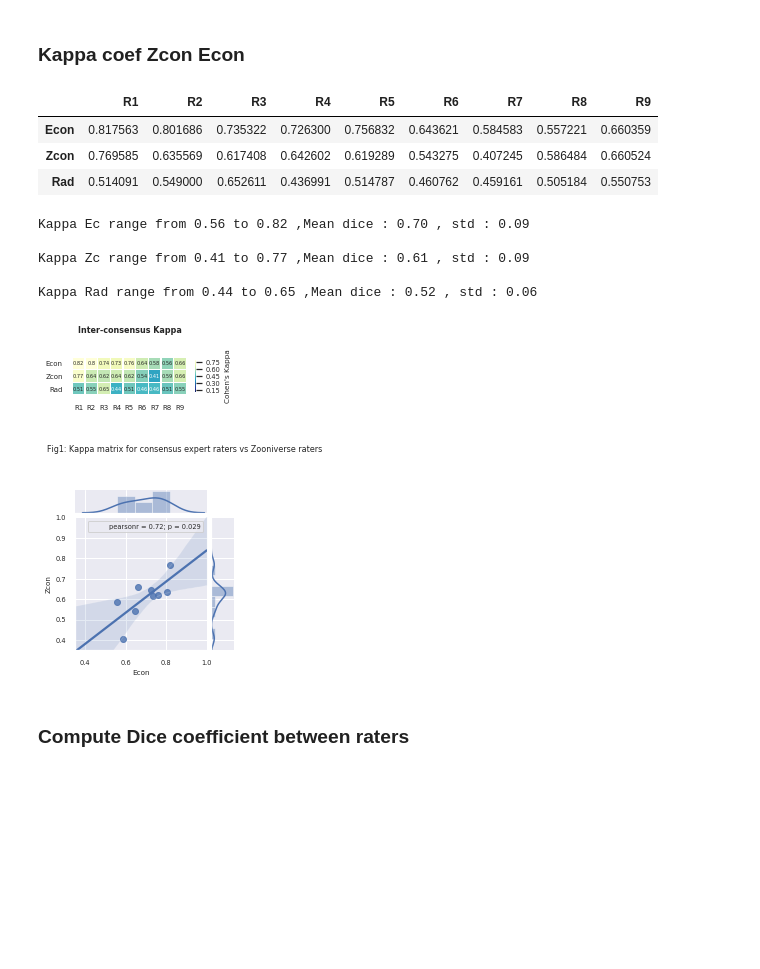
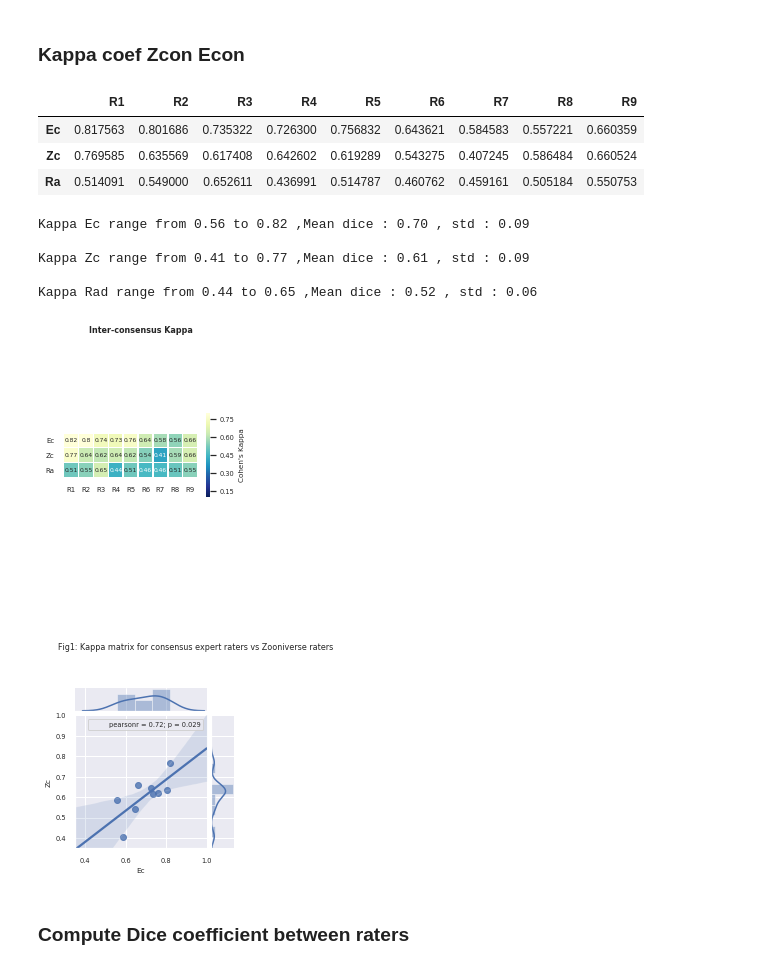
Before and after one commit to SIMEXP/brain_match, a Jupyter notebook: notebooks/Fig_kappa_dice_all_expert-rad.ipynb, the cells around one changed output. Drawn from its saved outputs; the diff is of its cells as text; code cells hidden in the pictures; blank space fills up the shorter version.

```diff
--- a/notebooks/Fig_kappa_dice_all_expert-rad.ipynb
+++ b/notebooks/Fig_kappa_dice_all_expert-rad.ipynb
@@ -569,5 +571,6 @@ df2 = df1[((df1.b == 'Zcon') | (df1.b == 'Econ') | (df1.b == 'Rad'))]
 df3 = df2[~(df2.a == df2.b)]
 # remove econ vs zcon kappa
 df4 = df3[~((df1.a == 'Zcon') | (df1.a == 'Econ') | (df1.a == 'Rad'))]
+df4.replace(to_replace=dict(Zcon='Zc', Econ='Ec', Rad='Ra'), inplace=True)
 df4
 # %% [output]
@@ -609,13 +616,13 @@ df5=df4.pivot_table(values=['c'], index=['a'],columns=['b'])
 # flaten hearers and rotate it
 df5.columns = df5.columns.levels[1].get_values()
 df5.index.name = None
-df5=df5.T.reindex(["Econ", "Zcon", "Rad"])
+df5=df5.T.reindex(["Ec", "Zc", "Ra"])
 #df5 = df5[['Surc','Jpau','Cmak','Edup','Abad','Atam','Jche','Pfer', 'Czwe']]
 df5
 # %% [output]
 |  | R1 | R2 | R3 | R4 | R5 | R6 | R7 | R8 | R9 |
-| Econ | 0.817563 | 0.801686 | 0.735322 | 0.726300 | 0.756832 | 0.643621 | 0.584583 | 0.557221 | 0.660359 |
-| Zcon | 0.769585 | 0.635569 | 0.617408 | 0.642602 | 0.619289 | 0.543275 | 0.407245 | 0.586484 | 0.660524 |
-| Rad | 0.514091 | 0.549000 | 0.652611 | 0.436991 | 0.514787 | 0.460762 | 0.459161 | 0.505184 | 0.550753 |
+| Ec | 0.817563 | 0.801686 | 0.735322 | 0.726300 | 0.756832 | 0.643621 | 0.584583 | 0.557221 | 0.660359 |
+| Zc | 0.769585 | 0.635569 | 0.617408 | 0.642602 | 0.619289 | 0.543275 | 0.407245 | 0.586484 | 0.660524 |
+| Ra | 0.514091 | 0.549000 | 0.652611 | 0.436991 | 0.514787 | 0.460762 | 0.459161 | 0.505184 | 0.550753 |
 # %%
 # Stats for the paper
@@ -652,40 +659,40 @@ Kappa Rad range from 0.44 to 0.65 ,Mean dice : 0.52 , std : 0.06
 # %%
 # Plot Dice matrix for concensus exert and  zooniverse
 
 # Set up the matplotlib figure
-f, axes = plt.subplots(figsize = (3,0.7))
+f, axes = plt.subplots(figsize = (3,1.8))
 f.subplots_adjust(hspace= .8)
 sns.set(font_scale=0.6)
 f.suptitle('Inter-consensus Kappa ',x=0.49,y=1.5, fontsize=8, fontweight='bold')
 # Draw kappa heat map
 
 sns.heatmap(df5,vmin=0.1,vmax=0.8,cmap="YlGnBu_r",
             square=True,
-            annot=True,annot_kws={"size": 5},
+            annot=True,annot_kws={"size": 6},
             linewidths=.5,
             cbar_kws={"shrink": 0.85,"label": "Cohen's Kappa"},
             ax=axes)
 sns.set(style="white")
 sns.axes_style("white")
 
 #axes.set_yticks([0.5,1.5,2.5])
 axes.set_yticklabels(df5.index,rotation=0,fontsize=7)
 axes.set_xticklabels(df5.columns,rotation=0,fontsize=7)
 
 # Caption
 txt = '''
 Fig1: Kappa matrix for consensus expert raters vs Zooniverse raters''';
 f.text(0.1,-1,txt,fontsize=8);
 
 # Save figure
 f.savefig('../reports/figures/Results/Kappa/Full-Launch-consensus-experts-rad-Vs-Zooniv.svg')
 # %% [output]
-[figure, old version]
+[figure, new version]
 # %%
 import scipy.stats as stats
 sns.set(color_codes=True)
 sns.set(font_scale=0.6)
-joint = sns.jointplot(x='Econ', y='Zcon',data= df5.T,
+joint = sns.jointplot(x='Ec', y='Zc',data= df5.T,
               kind="reg",xlim=[0.35,1], ylim=[0.35,1])
 joint.annotate(stats.pearsonr,)
 
@@ -693,7 +700,7 @@ joint.fig.set_figwidth(2.5)
 joint.fig.set_figheight(2.5)
 plt.savefig('../reports/figures/Results/Kappa/expert_vs_zooniv_consensus.svg')
 # %% [output]
-[figure, old version]
+[figure, new version]
 # %% [markdown]
 ### Compute Dice coefficient between raters
 # %%
```
Also changed, not shown: parts of 32 cells of this notebook, 40 other files.
